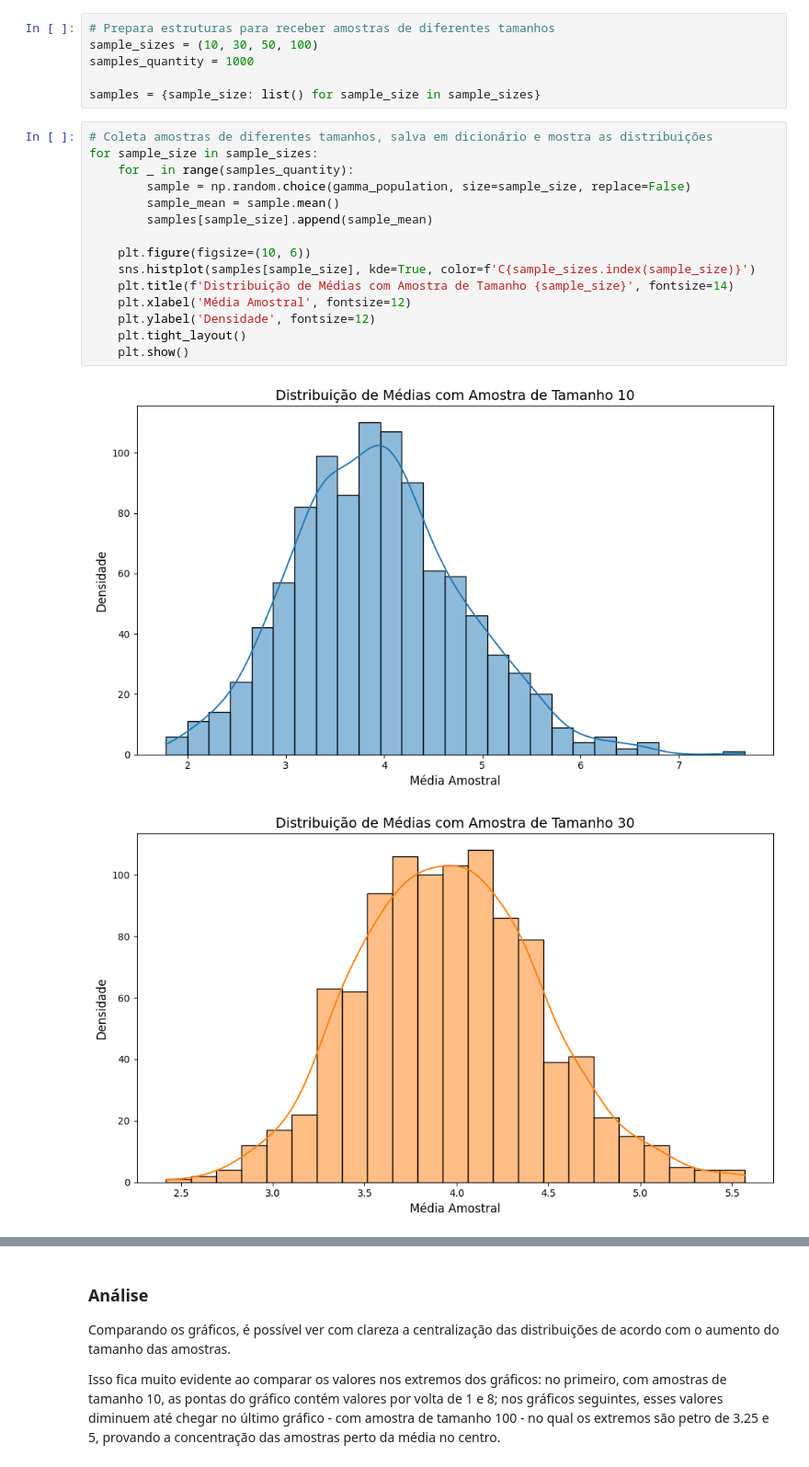
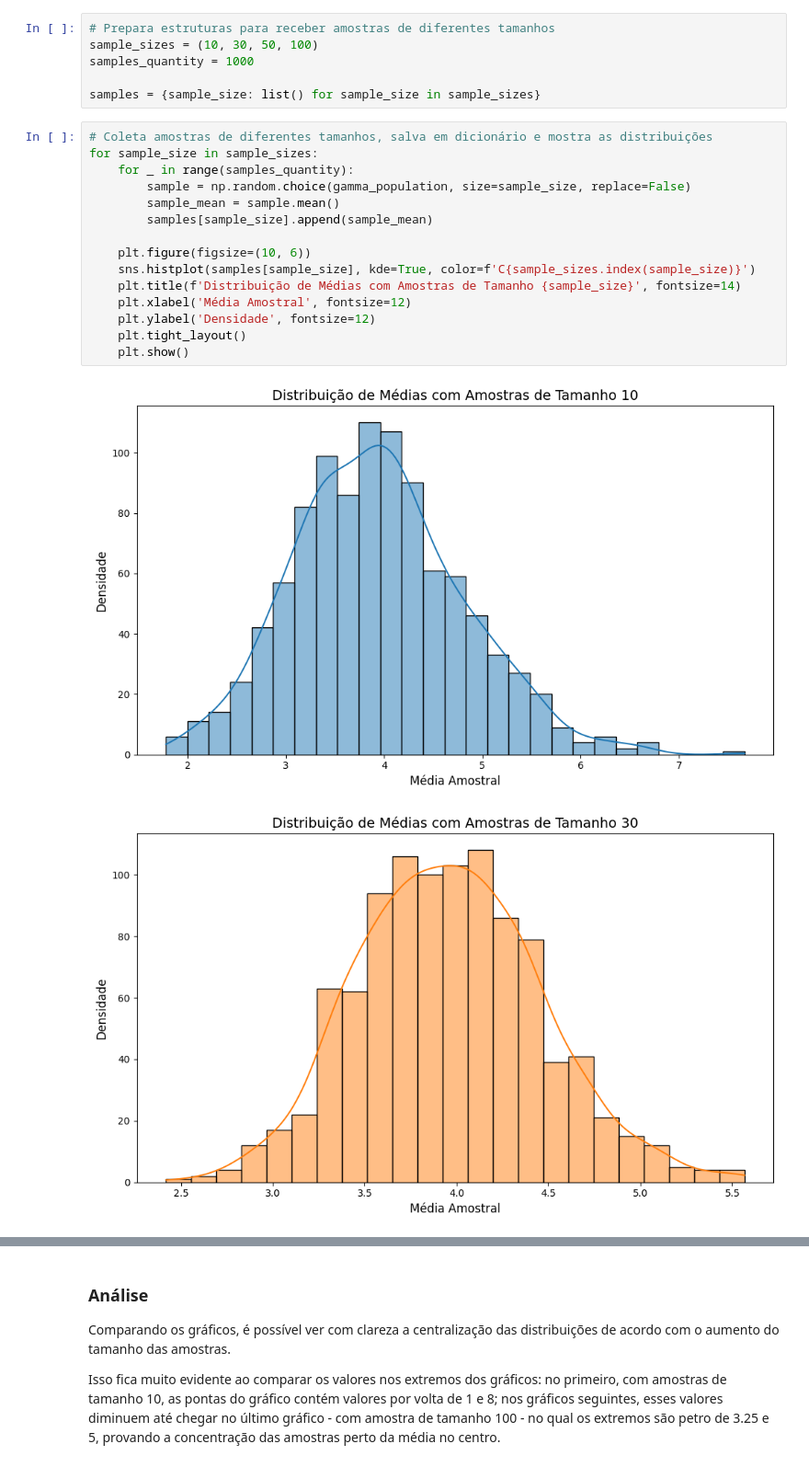
Before and after one commit to gabrielgaia/ficcd-activity-3, a Jupyter notebook: main.ipynb, the cells around one changed output, grey strips where cells are left out. Shown at 92% size. Saved outputs shown, nothing was run; the diff lists cells and outputs as text.

```diff
--- a/main.ipynb
+++ b/main.ipynb
@@ -210,18 +212,18 @@ samples = {sample_size: list() for sample_size in sample_sizes}
 # %%
 # Coleta amostras de diferentes tamanhos, salva em dicionário e mostra as distribuições
 for sample_size in sample_sizes:
     for _ in range(samples_quantity):
         sample = np.random.choice(gamma_population, size=sample_size, replace=False)
         sample_mean = sample.mean()
         samples[sample_size].append(sample_mean)
 
     plt.figure(figsize=(10, 6))
     sns.histplot(samples[sample_size], kde=True, color=f'C{sample_sizes.index(sample_size)}')
-    plt.title(f'Distribuição de Médias com Amostra de Tamanho {sample_size}', fontsize=14)
+    plt.title(f'Distribuição de Médias com Amostras de Tamanho {sample_size}', fontsize=14)
     plt.xlabel('Média Amostral', fontsize=12)
     plt.ylabel('Densidade', fontsize=12)
     plt.tight_layout()
     plt.show()
 # %% [output]
-[figure, old version]
+[figure, new version]
-[figure, old version]
+[figure, new version]
```
Also changed, not shown: parts of 5 cells of this notebook.
